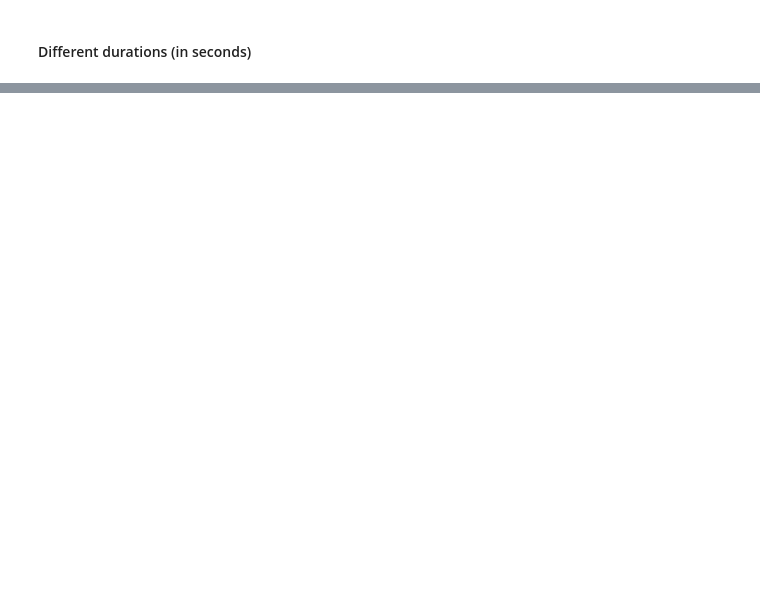
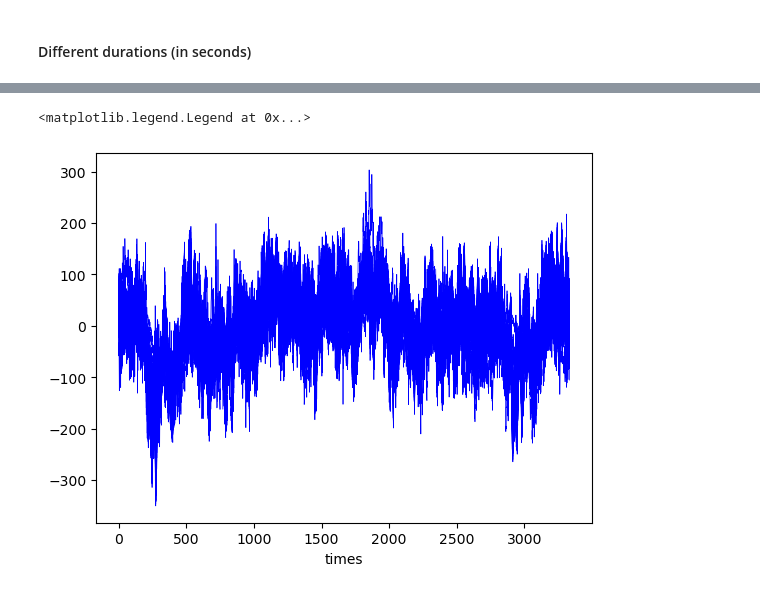
Before and after one commit to ViniciusLima94/vanderbilt, a Jupyter notebook: notebooks/1_Loading_Data_Binaries.ipynb, the cells around one changed output, grey strips where cells are left out. Saved outputs shown, nothing was run; the diff lists cells and outputs as text; code cells hidden in the pictures; blank space fills up the shorter version.

```diff
--- a/notebooks/1_Loading_Data_Binaries.ipynb
+++ b/notebooks/1_Loading_Data_Binaries.ipynb
@@ -105,0 +130,4 @@ for n in tqdm([1, 5, 10]):
+# %%
+loader = DataLoader(filepath)
+# %%
+loader.loadbinary(nSamplesPerChannel=100000, downsample=30)
@@ -105,0 +148,6 @@ for n in tqdm([1, 5, 10]):
+# %%
+loader.data.plot(hue="channels", color="b", lw=.5);
+plt.legend([], frameon=False)
+# %% [output]
+<matplotlib.legend.Legend at 0x...>
+[figure, added]
```
Also changed, not shown: parts of 12 cells of this notebook, 1 other file.
